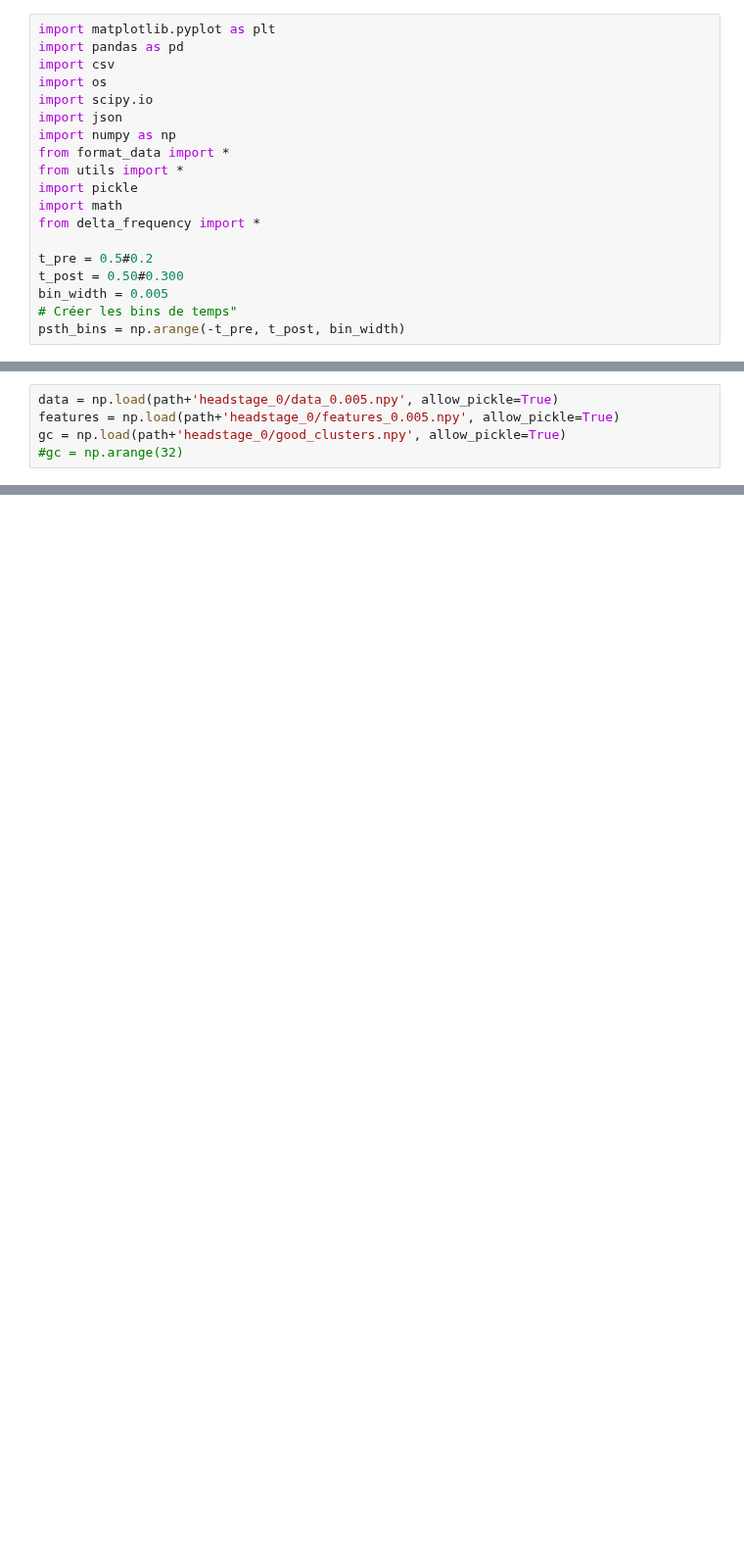
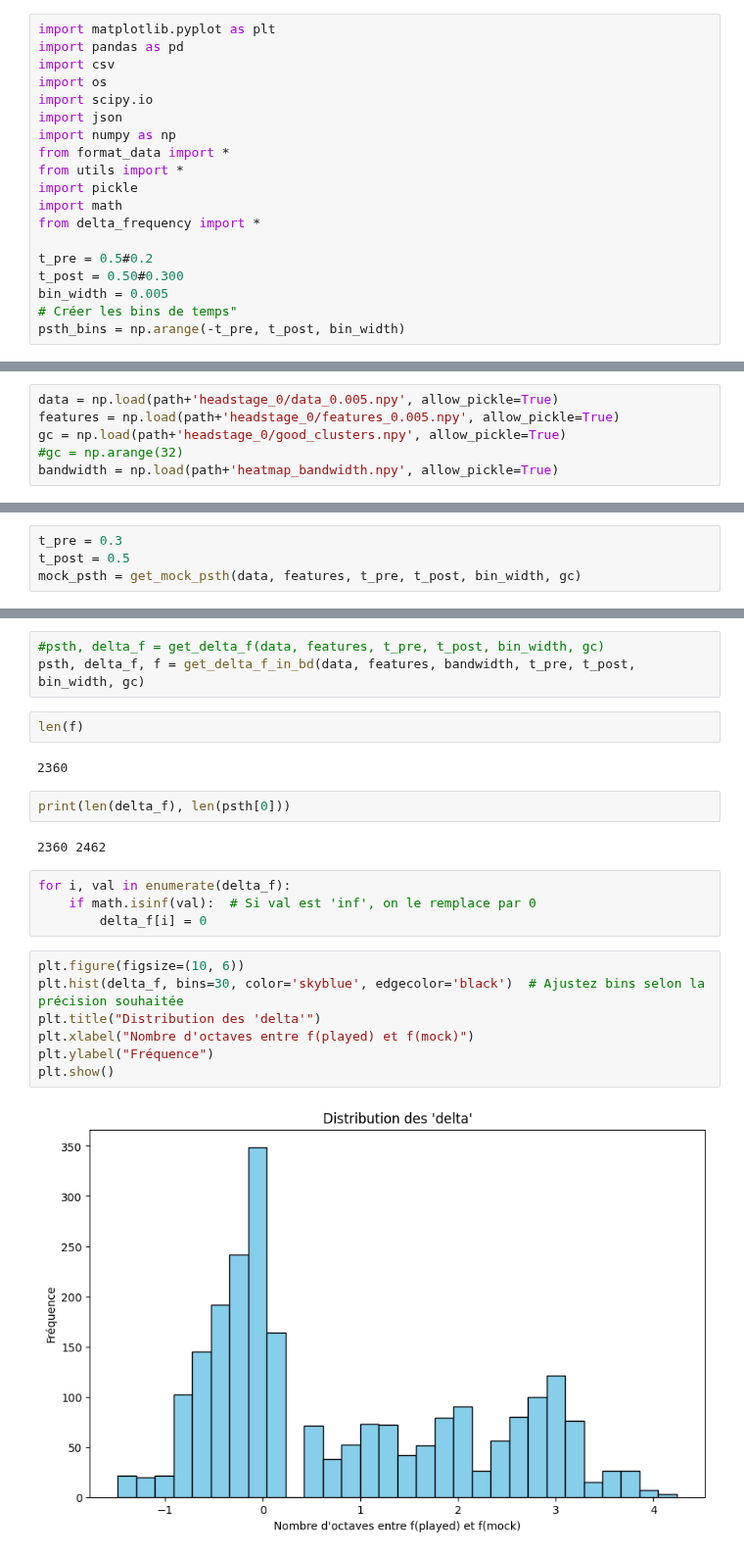
Before and after one commit to felicielevinton/analysebingobike, a Jupyter notebook: mock_analysis.ipynb, the cells around one changed output, grey strips where cells are left out. Shown at 98% size. Saved outputs shown, nothing was run; the diff lists cells and outputs as text; blank space fills up the shorter version.

```diff
--- a/mock_analysis.ipynb
+++ b/mock_analysis.ipynb
@@ -25,3 +25,4 @@ data = np.load(path+'headstage_0/data_0.005.npy', allow_pickle=True)
 features = np.load(path+'headstage_0/features_0.005.npy', allow_pickle=True)
 gc = np.load(path+'headstage_0/good_clusters.npy', allow_pickle=True)
 #gc = np.arange(32)
+bandwidth = np.load(path+'heatmap_bandwidth.npy', allow_pickle=True)
@@ -27,0 +73,4 @@ gc = np.load(path+'headstage_0/good_clusters.npy', allow_pickle=True)
+# %%
+t_pre = 0.3
+t_post = 0.5
+mock_psth = get_mock_psth(data, features, t_pre, t_post, bin_width, gc)
@@ -27,0 +81,24 @@ gc = np.load(path+'headstage_0/good_clusters.npy', allow_pickle=True)
+# %%
+#psth, delta_f = get_delta_f(data, features, t_pre, t_post, bin_width, gc)
+psth, delta_f, f = get_delta_f_in_bd(data, features, bandwidth, t_pre, t_post, bin_width, gc)
+# %%
+len(f)
+# %% [output]
+2360
+# %%
+print(len(delta_f), len(psth[0]))
+# %% [output]
+2360 2462
+# %%
+for i, val in enumerate(delta_f):
+    if math.isinf(val):  # Si val est 'inf', on le remplace par 0
+        delta_f[i] = 0
+# %%
+plt.figure(figsize=(10, 6))
+plt.hist(delta_f, bins=30, color='skyblue', edgecolor='black')  # Ajustez bins selon la précision souhaitée
+plt.title("Distribution des 'delta'")
+plt.xlabel("Nombre d'octaves entre f(played) et f(mock)")
+plt.ylabel("Fréquence")
+plt.show()
+# %% [output]
+[figure, added]
```
Also changed, not shown: parts of 30 cells of this notebook, 8 other files.
